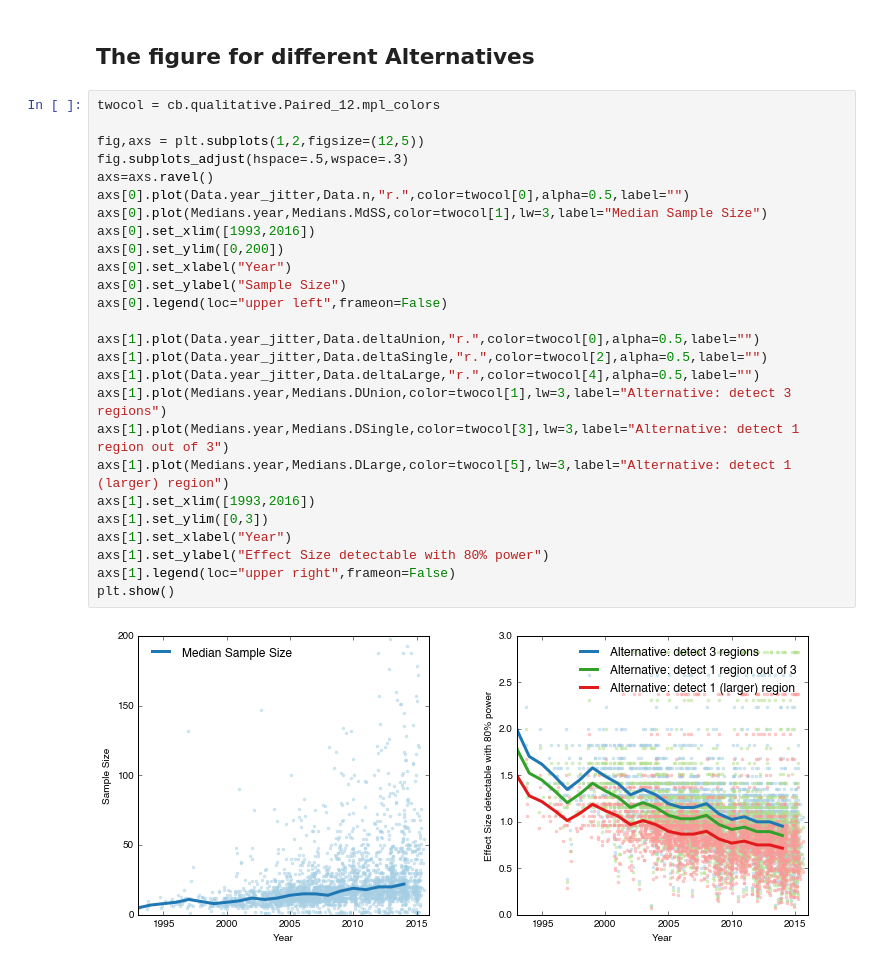
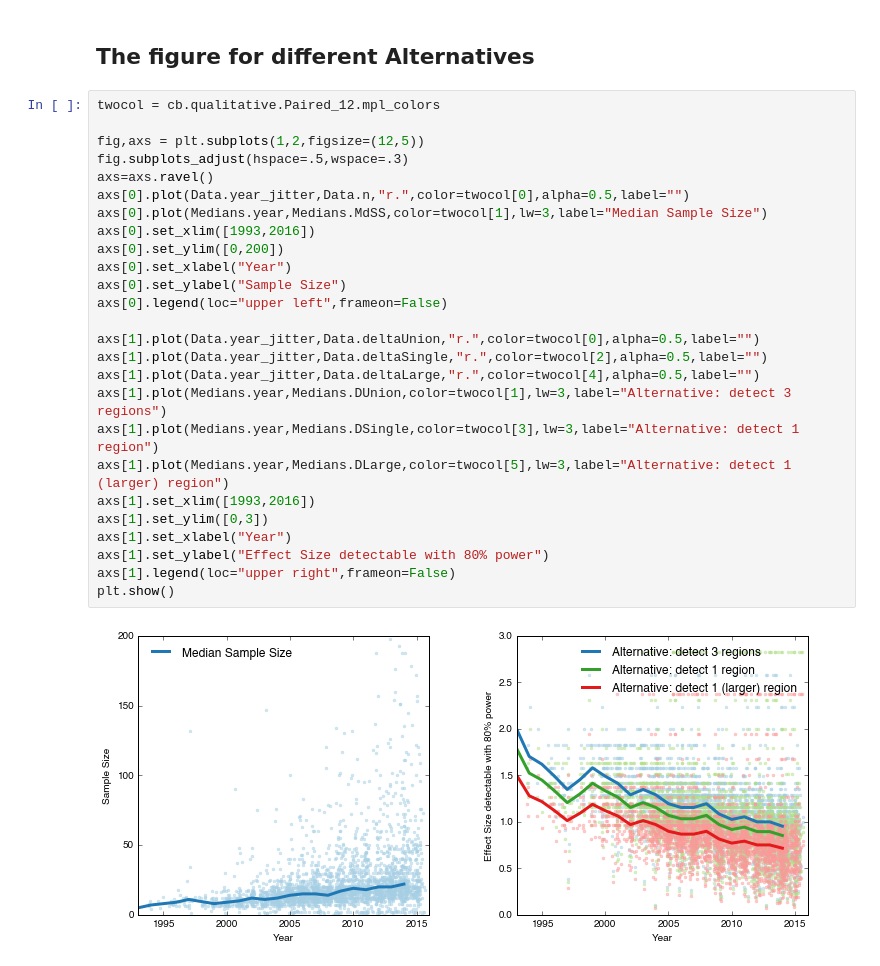
Before and after one commit to poldracklab/ScanningTheHorizon, a Jupyter notebook: FIG_samplesize_year/RequiredEffectSizeForSufficientPower.ipynb, the cells around one changed output. Cells and saved outputs as stored; diff of their text form.

Commit message:
legend change in figure

```diff
--- a/FIG_samplesize_year/RequiredEffectSizeForSufficientPower.ipynb
+++ b/FIG_samplesize_year/RequiredEffectSizeForSufficientPower.ipynb
@@ -233,28 +233,28 @@ plt.show()
 # %%
 twocol = cb.qualitative.Paired_12.mpl_colors
 
 fig,axs = plt.subplots(1,2,figsize=(12,5))
 fig.subplots_adjust(hspace=.5,wspace=.3)
 axs=axs.ravel()
 axs[0].plot(Data.year_jitter,Data.n,"r.",color=twocol[0],alpha=0.5,label="")
 axs[0].plot(Medians.year,Medians.MdSS,color=twocol[1],lw=3,label="Median Sample Size")
 axs[0].set_xlim([1993,2016])
 axs[0].set_ylim([0,200])
 axs[0].set_xlabel("Year")
 axs[0].set_ylabel("Sample Size")
 axs[0].legend(loc="upper left",frameon=False)
 
 axs[1].plot(Data.year_jitter,Data.deltaUnion,"r.",color=twocol[0],alpha=0.5,label="")
 axs[1].plot(Data.year_jitter,Data.deltaSingle,"r.",color=twocol[2],alpha=0.5,label="")
 axs[1].plot(Data.year_jitter,Data.deltaLarge,"r.",color=twocol[4],alpha=0.5,label="")
 axs[1].plot(Medians.year,Medians.DUnion,color=twocol[1],lw=3,label="Alternative: detect 3 regions")
-axs[1].plot(Medians.year,Medians.DSingle,color=twocol[3],lw=3,label="Alternative: detect 1 region out of 3")
+axs[1].plot(Medians.year,Medians.DSingle,color=twocol[3],lw=3,label="Alternative: detect 1 region")
 axs[1].plot(Medians.year,Medians.DLarge,color=twocol[5],lw=3,label="Alternative: detect 1 (larger) region")
 axs[1].set_xlim([1993,2016])
 axs[1].set_ylim([0,3])
 axs[1].set_xlabel("Year")
 axs[1].set_ylabel("Effect Size detectable with 80% power")
 axs[1].legend(loc="upper right",frameon=False)
 plt.show()
 # %% [output]
-[figure, old version]
+[figure, new version]
```
Also changed, not shown: parts of 1 cell of this notebook.
